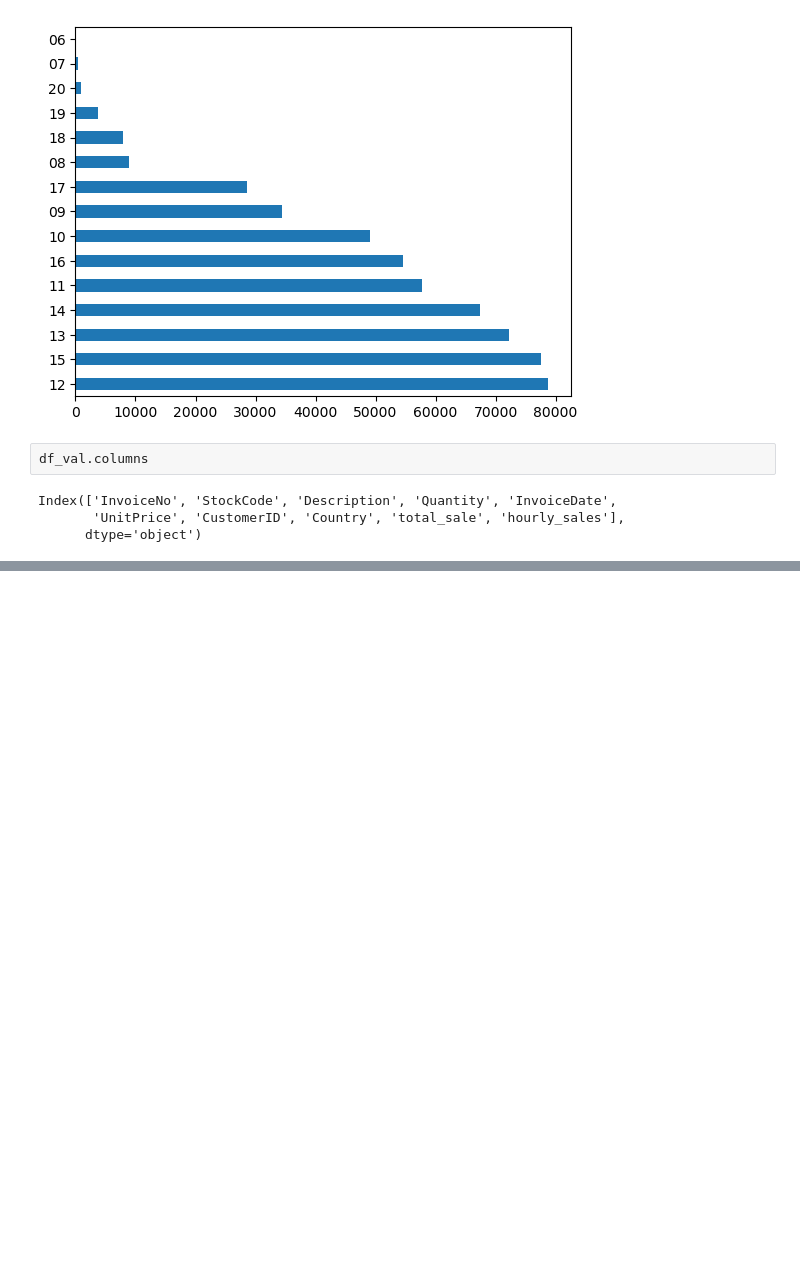
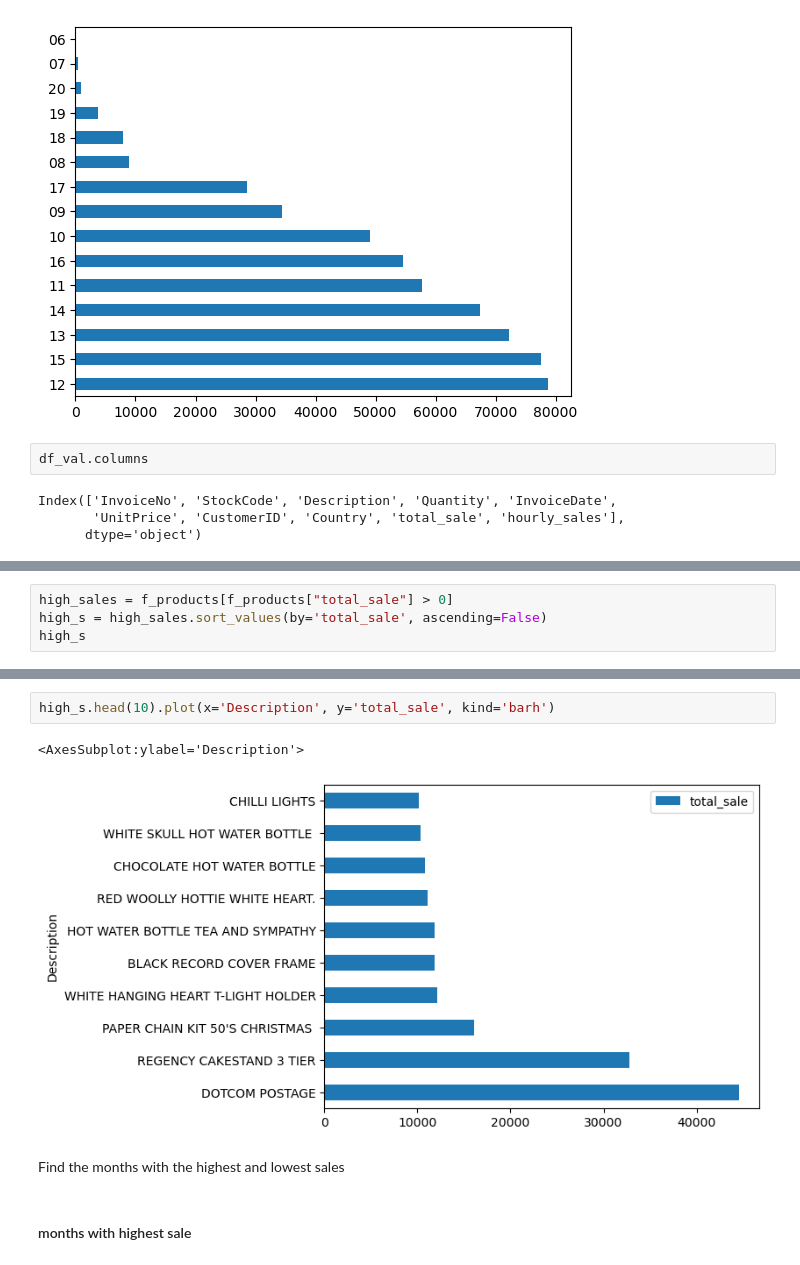
Before and after one commit to Cetezin/data_analytic, a Jupyter notebook: ClassWork.ipynb, the cells around one changed output, grey strips where cells are left out. Cells and saved outputs as stored; diff of their text form; blank space fills up the shorter version.

```diff
--- a/ClassWork.ipynb
+++ b/ClassWork.ipynb
@@ -859,0 +1006,4 @@ dot_p["hourly_sales"].value_counts().sort_values(ascending=False).plot(kind="bar
+# %%
+high_sales = f_products[f_products["total_sale"] > 0]
+high_s = high_sales.sort_values(by='total_sale', ascending=False)
+high_s
@@ -859,0 +1024,9 @@ dot_p["hourly_sales"].value_counts().sort_values(ascending=False).plot(kind="bar
+# %%
+high_s.head(10).plot(x='Description', y='total_sale', kind='barh')
+# %% [output]
+<AxesSubplot:ylabel='Description'>
+[figure, added]
+# %% [markdown]
+Find the months with the highest and lowest sales
+# %% [markdown]
+#### months with highest sale
```
Also changed, not shown: parts of 26 cells of this notebook.
